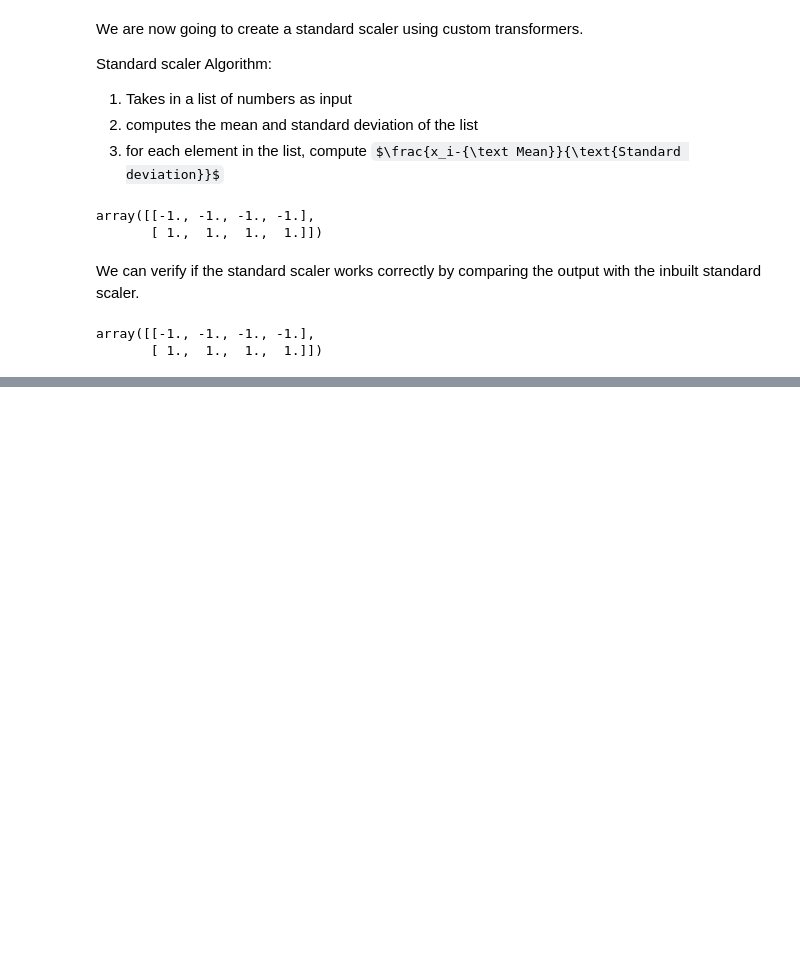
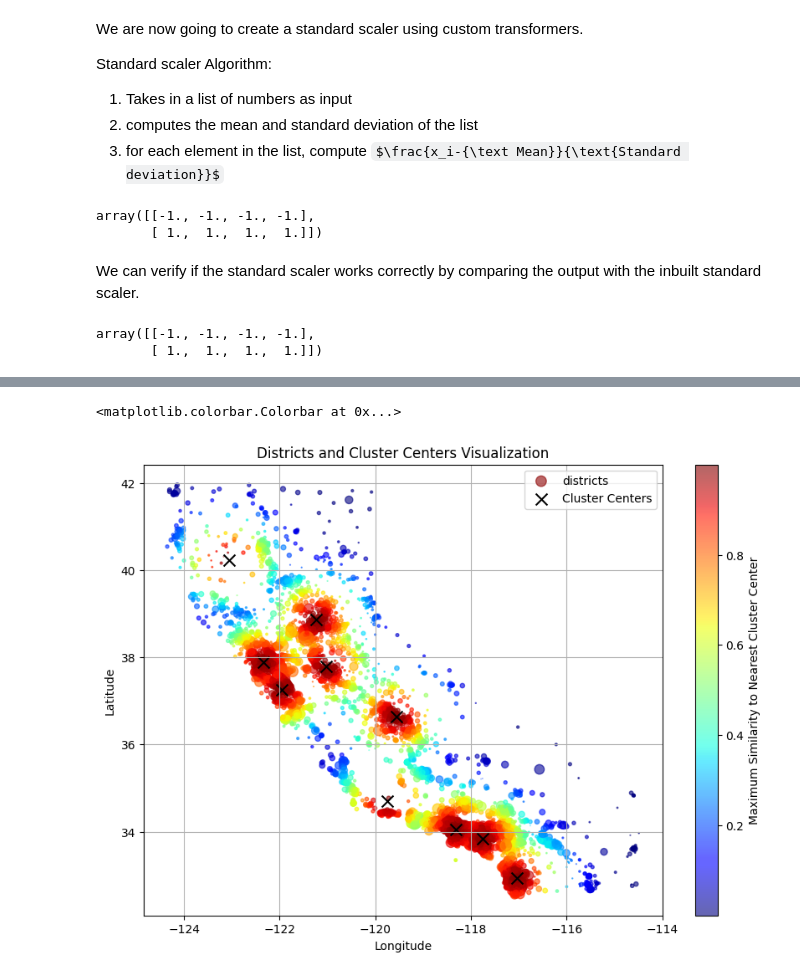
Before and after one commit to ganeshgaiy/ML---district-median-house-pricing-california, a Jupyter notebook: housing-prices-predict.ipynb, the cells around one changed output, grey strips where cells are left out. Drawn from its saved outputs; the diff is of its cells as text; code cells hidden in the pictures; some formulas as TeX source; blank space fills up the shorter version.

```diff
--- a/housing-prices-predict.ipynb
+++ b/housing-prices-predict.ipynb
@@ -690,0 +731,38 @@ array([[-1., -1., -1., -1.],
+# %%
+from sklearn.cluster import KMeans
+
+class ClusterSimilarity(BaseEstimator, TransformerMixin):
+    def __init__(self, n_clusters=10, gamma=1.0, random_state=None):
+        self.n_clusters = n_clusters
+        self.gamma = gamma
+        self.random_state = random_state
+
+    def fit(self, X, y=None, sample_weight=None):
+        self.kmeans_ = KMeans(self.n_clusters, random_state=self.random_state)
+        self.kmeans_.fit(X, sample_weight=sample_weight)
+        return self  # always return self!
+
+    def transform(self, X):
+        return rbf_kernel(X, self.kmeans_.cluster_centers_, gamma=self.gamma)
+
+    def get_feature_names_out(self, names=None):
+        return [f"Cluster {i} similarity" for i in range(self.n_clusters)]
+# %%
+cluster_simil = ClusterSimilarity(n_clusters=10, gamma=1., random_state=42)
+similarities = cluster_simil.fit_transform(housing[["latitude", "longitude"]],
+                                           sample_weight=housing_labels)
+# %%
+plt.figure(figsize=(10,7))
+d_scatter = plt.scatter(housing["longitude"], housing["latitude"], c=similarities.max(axis=1), cmap='jet', alpha=0.6,s=housing["population"] / 100,label="districts")
+plt.scatter(cluster_simil.kmeans_.cluster_centers_[:, 1], cluster_simil.kmeans_.cluster_centers_[:,0], marker="x", s=100, c="black",  label='Cluster Centers')
+# x.cluster_centers_
+plt.colorbar(scatter, label='Maximum Similarity to Nearest Cluster Center')
+plt.title('Districts and Cluster Centers Visualization')
+plt.xlabel('Longitude')
+plt.ylabel('Latitude')
+plt.legend()
+plt.grid(True)
+plt.colorbar(d_scatter, label="Maximum Similarity to Nearest Cluster Center")
+# %% [output]
+<matplotlib.colorbar.Colorbar at 0x...>
+[figure, added]
```
Also changed, not shown: parts of 3 cells of this notebook.
